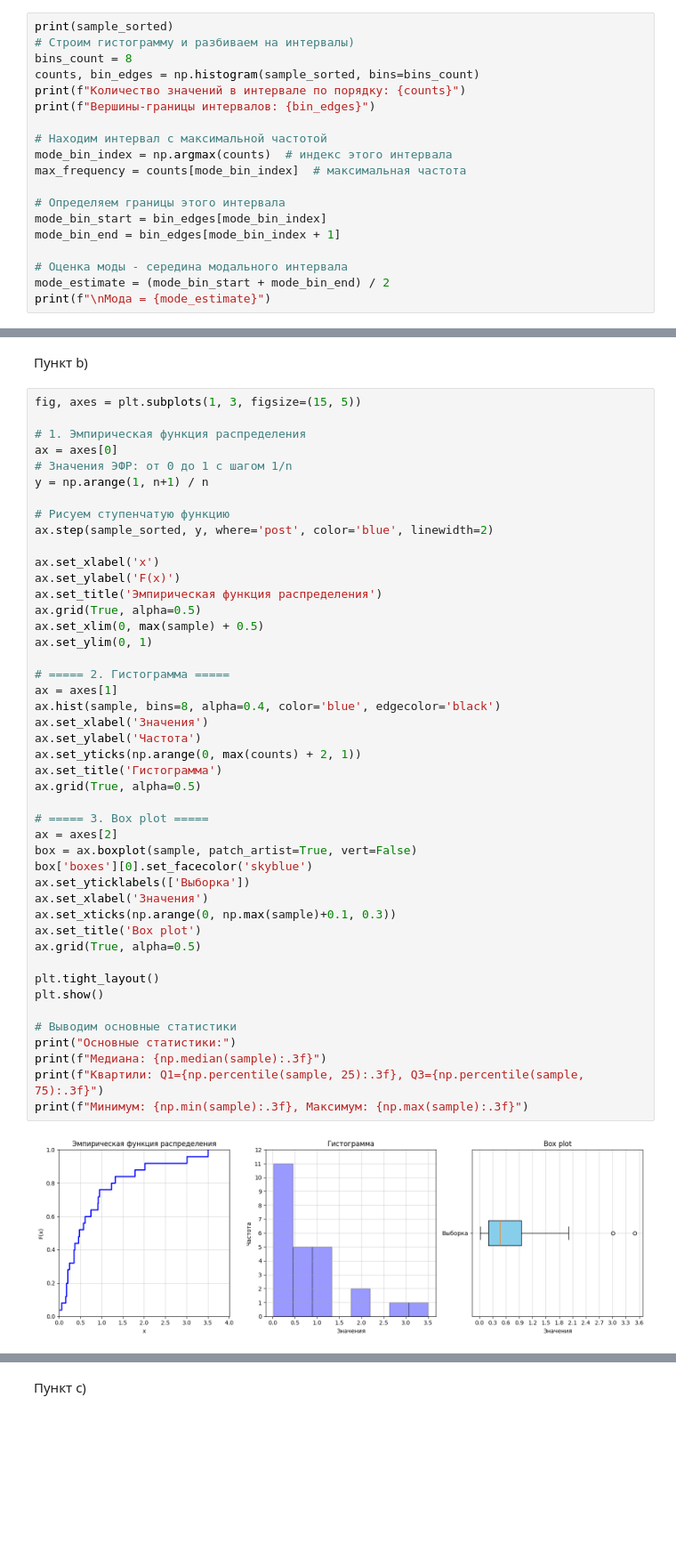
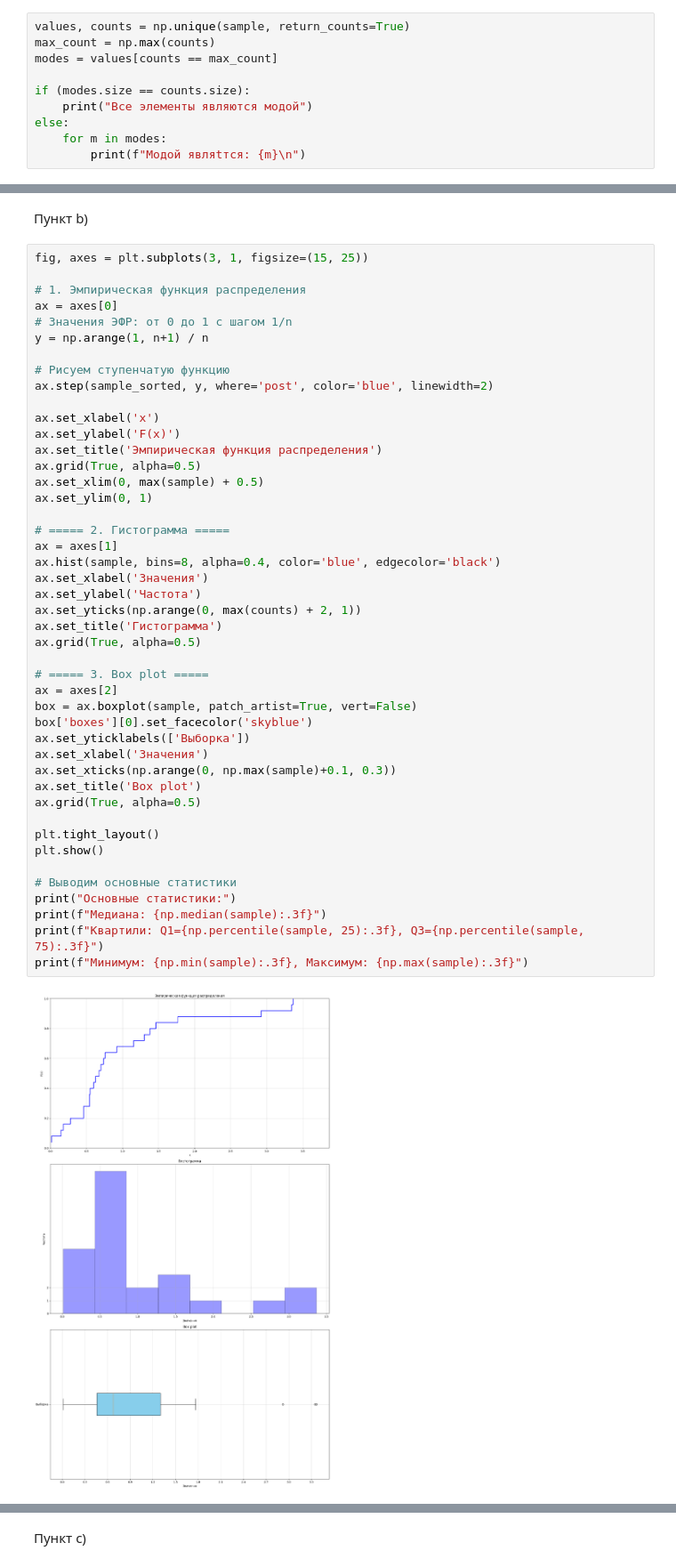
Before and after one commit to Pavel-bur-dot/Mathematical-statistics, a Jupyter notebook: Task_2.ipynb, the cells around one changed output, grey strips where cells are left out. Shown at 89% size. Drawn from its saved outputs; the diff is of its cells as text; blank space fills up the shorter version.

```diff
--- a/Task_2.ipynb
+++ b/Task_2.ipynb
@@ -51,20 +50,11 @@ print(f"Коэффициент ассиметри = {skew:.4f}")
 # %%
-print(sample_sorted)
-# Строим гистограмму и разбиваем на интервалы)
-bins_count = 8
-counts, bin_edges = np.histogram(sample_sorted, bins=bins_count)
-print(f"Количество значений в интервале по порядку: {counts}")
-print(f"Вершины-границы интервалов: {bin_edges}")
+values, counts = np.unique(sample, return_counts=True)
+max_count = np.max(counts)
+modes = values[counts == max_count]
 
-# Находим интервал с максимальной частотой
-mode_bin_index = np.argmax(counts)  # индекс этого интервала
-max_frequency = counts[mode_bin_index]  # максимальная частота
-
-# Определяем границы этого интервала
-mode_bin_start = bin_edges[mode_bin_index]
-mode_bin_end = bin_edges[mode_bin_index + 1]
-
-# Оценка моды - середина модального интервала
-mode_estimate = (mode_bin_start + mode_bin_end) / 2
-print(f"\nМода = {mode_estimate}")
+if (modes.size == counts.size):
+    print("Все элементы являются модой")
+else:
+    for m in modes:
+        print(f"Модой являtтся: {m}\n")
 # %% [output]
@@ -81,7 +62,7 @@ print(f"\nМода = {mode_estimate}")
 # %% [markdown]
 Пункт b)
 # %%
-fig, axes = plt.subplots(1, 3, figsize=(15, 5))
+fig, axes = plt.subplots(3, 1, figsize=(15, 25))
 
 # 1. Эмпирическая функция распределения
 ax = axes[0]
@@ -99,32 +80,32 @@ ax.set_xlim(0, max(sample) + 0.5)
 ax.set_ylim(0, 1)
 
 # ===== 2. Гистограмма =====
 ax = axes[1]
 ax.hist(sample, bins=8, alpha=0.4, color='blue', edgecolor='black')
 ax.set_xlabel('Значения')
 ax.set_ylabel('Частота')
 ax.set_yticks(np.arange(0, max(counts) + 2, 1))
 ax.set_title('Гистограмма')
 ax.grid(True, alpha=0.5)
 
 # ===== 3. Box plot =====
 ax = axes[2]
 box = ax.boxplot(sample, patch_artist=True, vert=False)
 box['boxes'][0].set_facecolor('skyblue')
 ax.set_yticklabels(['Выборка'])
 ax.set_xlabel('Значения')
 ax.set_xticks(np.arange(0, np.max(sample)+0.1, 0.3))
 ax.set_title('Box plot')
 ax.grid(True, alpha=0.5)
 
 plt.tight_layout()
 plt.show()
 
 # Выводим основные статистики
 print("Основные статистики:")
 print(f"Медиана: {np.median(sample):.3f}")
 print(f"Квартили: Q1={np.percentile(sample, 25):.3f}, Q3={np.percentile(sample, 75):.3f}")
 print(f"Минимум: {np.min(sample):.3f}, Максимум: {np.max(sample):.3f}")
 # %% [output]
-[figure, old version]
+[figure, new version]
 Основные статистики:
```
Also changed, not shown: parts of 12 cells of this notebook.
